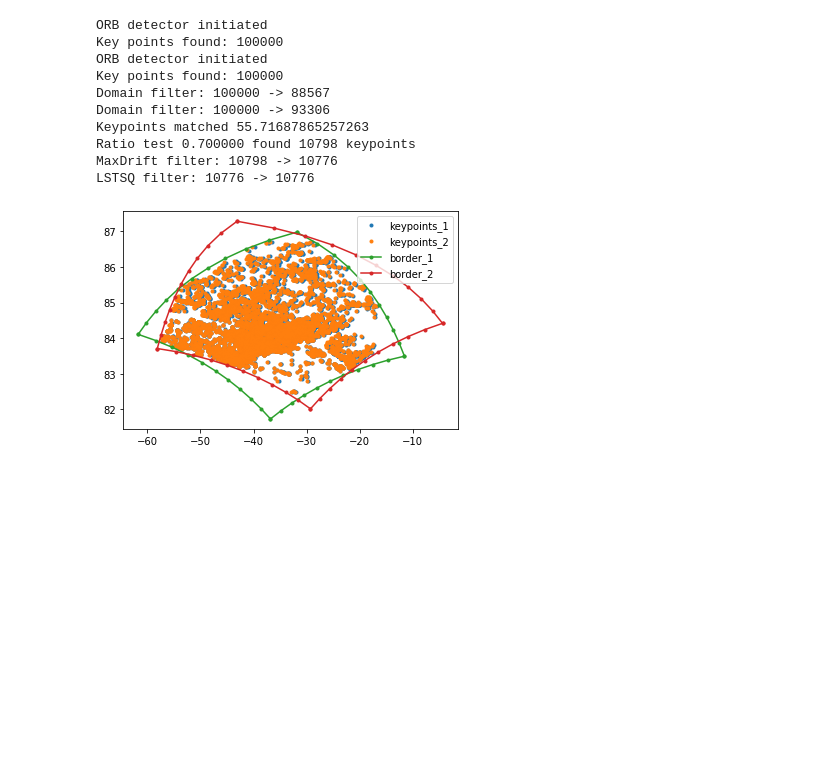
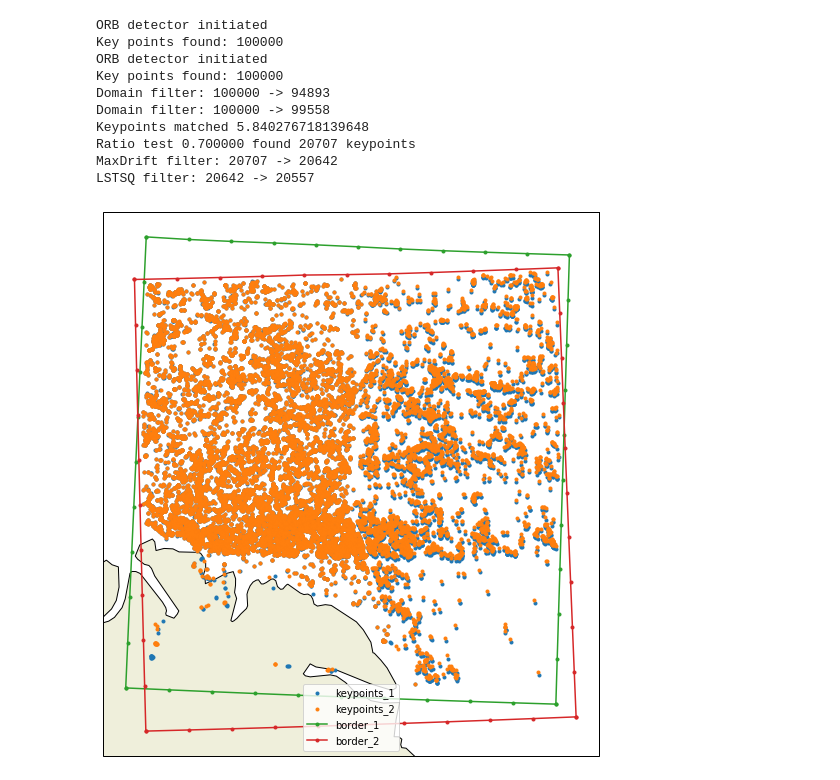
Before and after one commit to nansencenter/sea_ice_drift, a Jupyter notebook: examples/detailed.ipynb, the cells around one changed output. Cells and saved outputs as stored; diff of their text form; code cells hidden in the pictures; blank space fills up the shorter version.

Commit message:
#20 add land masking and update examples

```diff
--- a/examples/detailed.ipynb
+++ b/examples/detailed.ipynb
@@ -10,8 +14,9 @@ from sea_ice_drift.ftlib import feature_tracking
 from sea_ice_drift.pmlib import pattern_matching
 # %%
 # use original Sentinel-1 SAR files (download from colhub.met.no)
-f1 = 'S1B_EW_GRDM_1SDH_20191203T114145_20191203T114245_019200_024404_D615.zip'
-f2 = 'S1B_EW_GRDM_1SDH_20191203T163605_20191203T163709_019203_024421_1BDC.zip'
+f1 = 'S1B_EW_GRDM_1SDH_20200123T120618_20200123T120718_019944_025BA1_D4A2.SAFE'
+f2 = 'S1B_EW_GRDM_1SDH_20200125T114955_20200125T115055_019973_025C81_EC1A.SAFE'
+
 # create Nansat objects with one band only (sigma0_HV by default)
 n1 = get_n(f1)
 n2 = get_n(f2)
@@ -27,29 +29,35 @@ ORB detector initiated
 Key points found: 100000
 ORB detector initiated
 Key points found: 100000
-Domain filter: 100000 -> 88567
-Domain filter: 100000 -> 93306
-Keypoints matched 55.71687865257263
-Ratio test 0.700000 found 10798 keypoints
-MaxDrift filter: 10798 -> 10776
-LSTSQ filter: 10776 -> 10776
+Domain filter: 100000 -> 94893
+Domain filter: 100000 -> 99558
+Keypoints matched 5.840276718139648
+Ratio test 0.700000 found 20707 keypoints
+MaxDrift filter: 20707 -> 20642
+LSTSQ filter: 20642 -> 20557
 # %%
 # Plot identified and matched keypoints in geographic coordinates
+land_50m = cfeature.NaturalEarthFeature('physical', 'land', '50m',
+                                        edgecolor='face',
+                                        facecolor=cfeature.COLORS['land'])
 
 # get vector of lon/lat coordinates for the border of images
 lon1b, lat1b = n1.get_border()
 lon2b, lat2b = n2.get_border()
 
 # convert row/column coordinates of matched features to lon/lat
 lon1ft, lat1ft = n1.transform_points(c1, r1)
 lon2ft, lat2ft = n2.transform_points(c2, r2)
 
-plt.figure()
-plt.plot(lon1ft, lat1ft, '.', label='keypoints_1')
-plt.plot(lon2ft, lat2ft, '.', label='keypoints_2')
-plt.plot(lon1b, lat1b, '.-', label='border_1')
-plt.plot(lon2b, lat2b, '.-', label='border_2')
-plt.legend()
+plt.figure(figsize=(10,10))
+
+ax = plt.axes(projection=ccrs.NorthPolarStereo())
+ax.add_feature(land_50m, zorder=0, edgecolor='black')
+ax.plot(lon1ft, lat1ft, '.', label='keypoints_1', transform=ccrs.PlateCarree())
+ax.plot(lon2ft, lat2ft, '.', label='keypoints_2', transform=ccrs.PlateCarree())
+ax.plot(lon1b, lat1b, '.-', label='border_1', transform=ccrs.PlateCarree())
+ax.plot(lon2b, lat2b, '.-', label='border_2', transform=ccrs.PlateCarree())
+ax.legend()
 plt.show()
 # %% [output]
-[figure, old version]
+[figure, new version]
```
Also changed, not shown: parts of 13 cells of this notebook, 6 other files.
